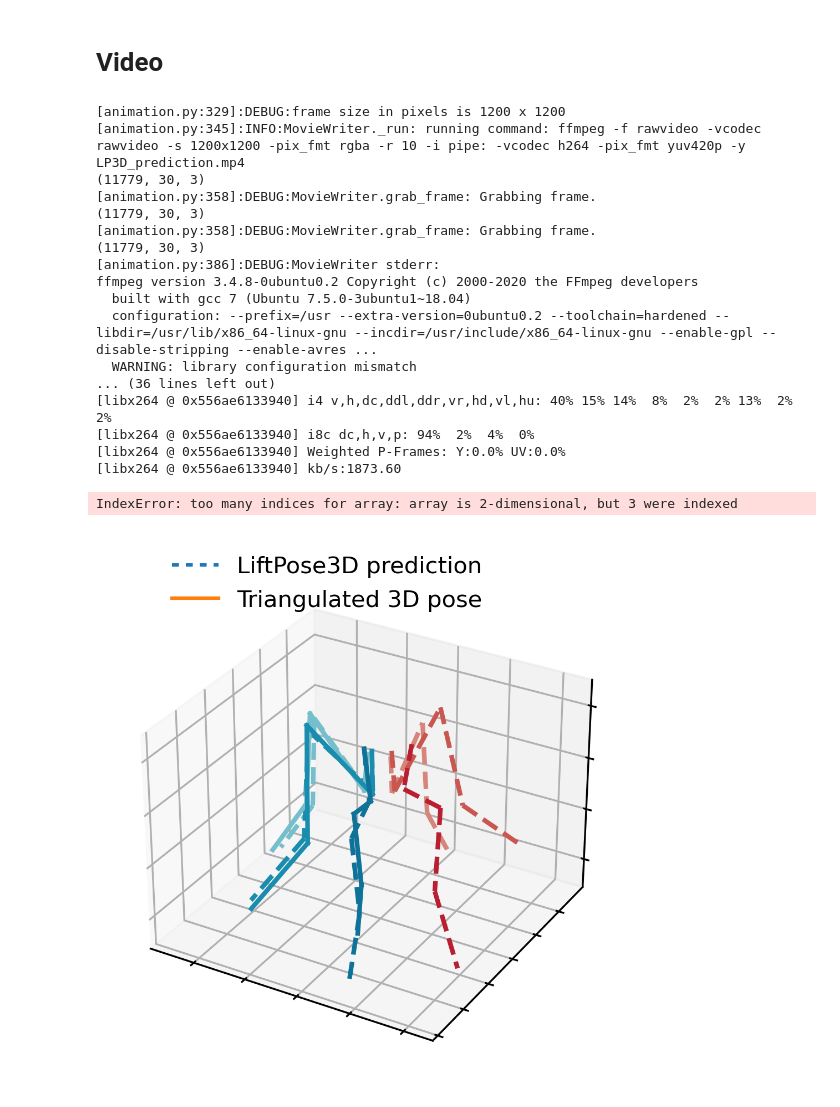
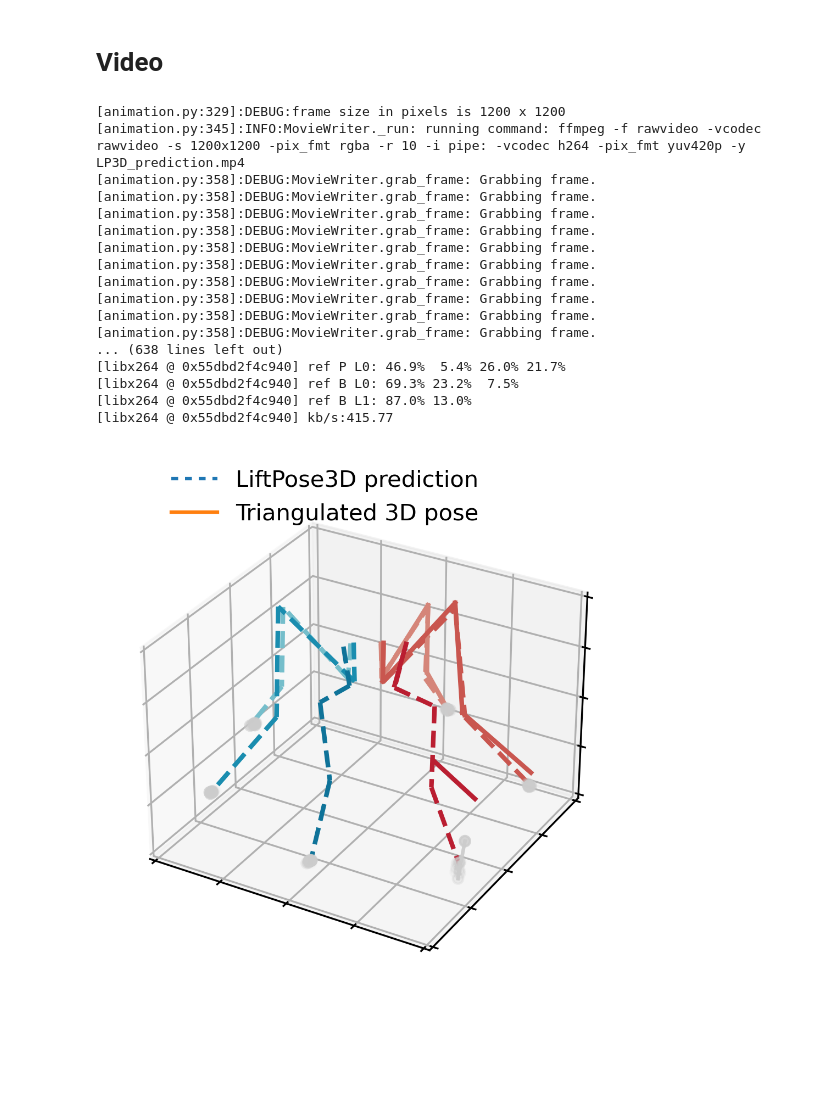
Before and after one commit to NeLy-EPFL/LiftPose3D, a Jupyter notebook: examples/domain_adapt_fly_tether_to_fly_prism/domain_adaptation.ipynb, the cells around one changed output. Cells and saved outputs as stored; diff of their text form; code cells hidden in the pictures; blank space fills up the shorter version.

```diff
--- a/examples/domain_adapt_fly_tether_to_fly_prism/domain_adaptation.ipynb
+++ b/examples/domain_adapt_fly_tether_to_fly_prism/domain_adaptation.ipynb
@@ -361,31 +361,31 @@ plot_pose_3d(ax=ax, tar=gt[t],
 # %%
 from liftpose.plot import plot_video_3d
 
 fig = plt.figure(figsize=plt.figaspect(1), dpi=300)
 ax = fig.add_subplot(111, projection='3d')
 
 ax.set_xlim([-2,2])
 ax.set_ylim([-2,2])
 ax.set_zlim([-1.5,0.5])
 
-plot_video_3d(fig, ax, n=100, par=par_data, tar=gt, pred=pred, trailing=10, fps=10)
+plot_video_3d(fig, ax, n=500, par=par_data, tar=gt, pred=pred, good_keypts=kp,
+              trailing=10, trailing_keypts=[4,9,14,19,24,29], fps=10)
 # %% [output]
 [animation.py:329]:DEBUG:frame size in pixels is 1200 x 1200
 [animation.py:345]:INFO:MovieWriter._run: running command: ffmpeg -f rawvideo -vcodec rawvideo -s 1200x1200 -pix_fmt rgba -r 10 -i pipe: -vcodec h264 -pix_fmt yuv420p -y LP3D_prediction.mp4
-(11779, 30, 3)
 [animation.py:358]:DEBUG:MovieWriter.grab_frame: Grabbing frame.
-(11779, 30, 3)
 [animation.py:358]:DEBUG:MovieWriter.grab_frame: Grabbing frame.
-(11779, 30, 3)
-[animation.py:386]:DEBUG:MovieWriter stderr:
-ffmpeg version 3.4.8-0ubuntu0.2 Copyright (c) 2000-2020 the FFmpeg developers
-  built with gcc 7 (Ubuntu 7.5.0-3ubuntu1~18.04)
-  configuration: --prefix=/usr --extra-version=0ubuntu0.2 --toolchain=hardened --libdir=/usr/lib/x86_64-linux-gnu --incdir=/usr/include/x86_64-linux-gnu --enable-gpl --disable-stripping --enable-avres ...
-  WARNING: library configuration mismatch
-... (36 lines left out)
-[libx264 @ 0x556ae6133940] i4 v,h,dc,ddl,ddr,vr,hd,vl,hu: 40% 15% 14%  8%  2%  2% 13%  2%  2%
-[libx264 @ 0x556ae6133940] i8c dc,h,v,p: 94%  2%  4%  0%
-[libx264 @ 0x556ae6133940] Weighted P-Frames: Y:0.0% UV:0.0%
-[libx264 @ 0x556ae6133940] kb/s:1873.60
+[animation.py:358]:DEBUG:MovieWriter.grab_frame: Grabbing frame.
+[animation.py:358]:DEBUG:MovieWriter.grab_frame: Grabbing frame.
+[animation.py:358]:DEBUG:MovieWriter.grab_frame: Grabbing frame.
+[animation.py:358]:DEBUG:MovieWriter.grab_frame: Grabbing frame.
+[animation.py:358]:DEBUG:MovieWriter.grab_frame: Grabbing frame.
+[animation.py:358]:DEBUG:MovieWriter.grab_frame: Grabbing frame.
+[animation.py:358]:DEBUG:MovieWriter.grab_frame: Grabbing frame.
+[animation.py:358]:DEBUG:MovieWriter.grab_frame: Grabbing frame.
+... (638 lines left out)
+[libx264 @ 0x55dbd2f4c940] ref P L0: 46.9%  5.4% 26.0% 21.7%
+[libx264 @ 0x55dbd2f4c940] ref B L0: 69.3% 23.2%  7.5%
+[libx264 @ 0x55dbd2f4c940] ref B L1: 87.0% 13.0%
+[libx264 @ 0x55dbd2f4c940] kb/s:415.77
-IndexError: too many indices for array: array is 2-dimensional, but 3 were indexed
-[figure, old version]
+[figure, new version]
```
Also changed, not shown: parts of 1 cell of this notebook, 1 other file.
